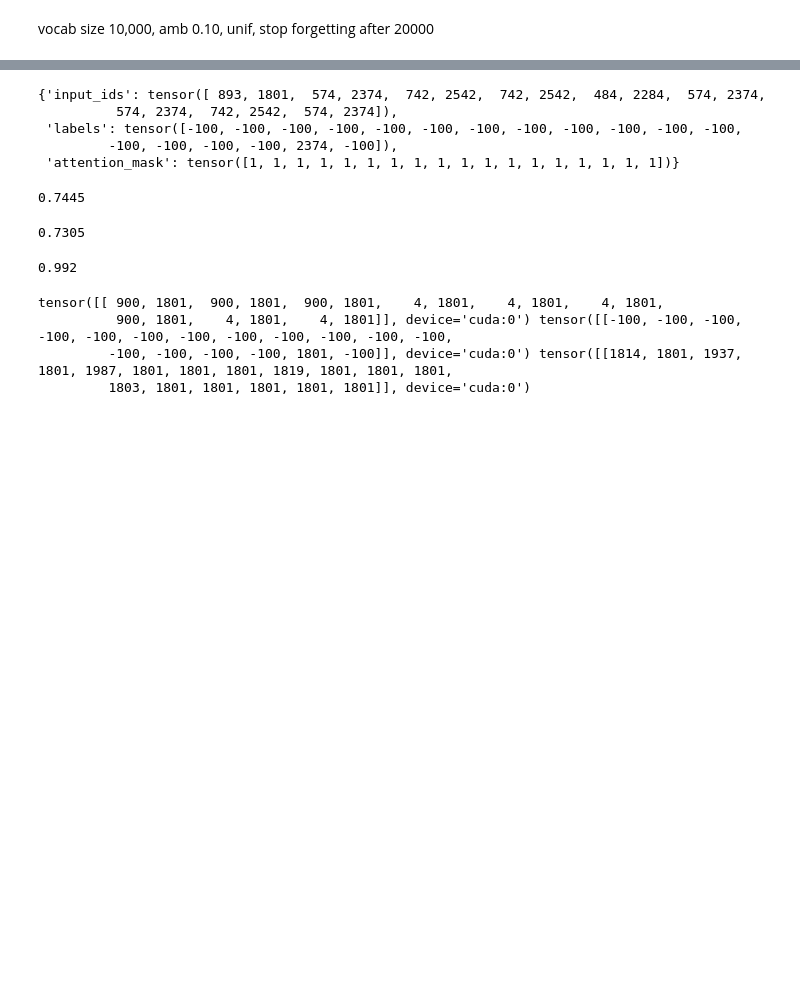
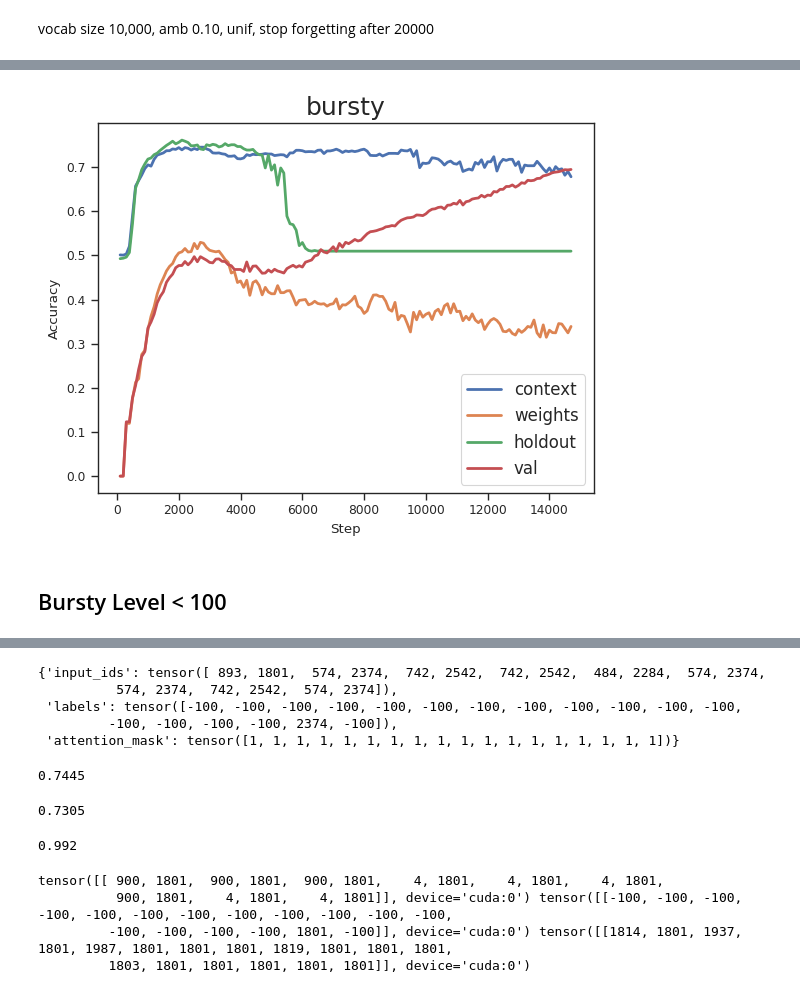
Before and after one commit to surajK610/curriculum_learning, a Jupyter notebook: src/notebooks/toy_model_ar.ipynb, the cells around one changed output, grey strips where cells are left out. Drawn from its saved outputs; the diff is of its cells as text; code cells hidden in the pictures; blank space fills up the shorter version.

```diff
--- a/src/notebooks/toy_model_ar.ipynb
+++ b/src/notebooks/toy_model_ar.ipynb
@@ -372,0 +444,11 @@ eval_loader_in_weights = DataLoader(eval_dataset_in_weights, batch_size=batch_si
+# %%
+def plot_chart(metrics, title='Associate Recall'):
+    fig, ax = plt.subplots()
+
+    for k, v in metrics.items():
+        ax.plot(range(100, 100*len(v)+100, 100), v, label=k)
+    plt.legend(fontsize=12)
+    plt.xlabel('Step')
+    plt.ylabel('Accuracy')
+    plt.title(title, fontsize=18)
+    plt.show()
@@ -372,0 +479,7 @@ eval_loader_in_weights = DataLoader(eval_dataset_in_weights, batch_size=batch_si
+# %%
+# metrics_bursty = metrics.copy()
+plot_chart(metrics_bursty, title='bursty')
+# %% [output]
+[figure, added]
+# %% [markdown]
+## Bursty Level < 100
```
Also changed, not shown: parts of 59 cells of this notebook, 5 other files.
